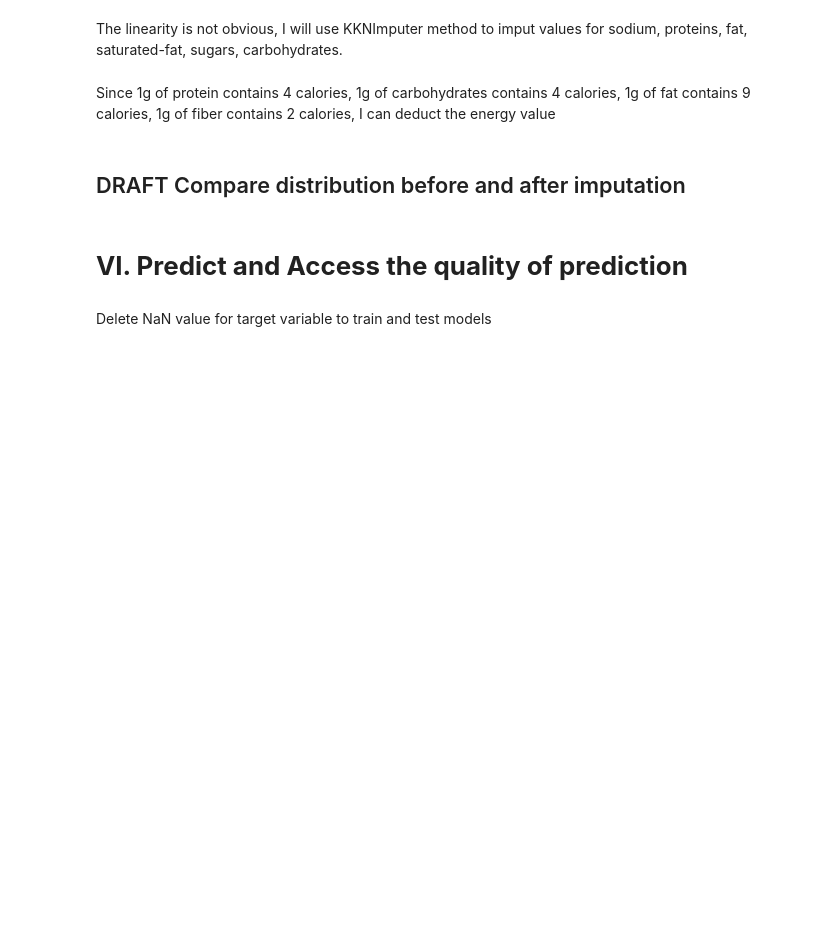
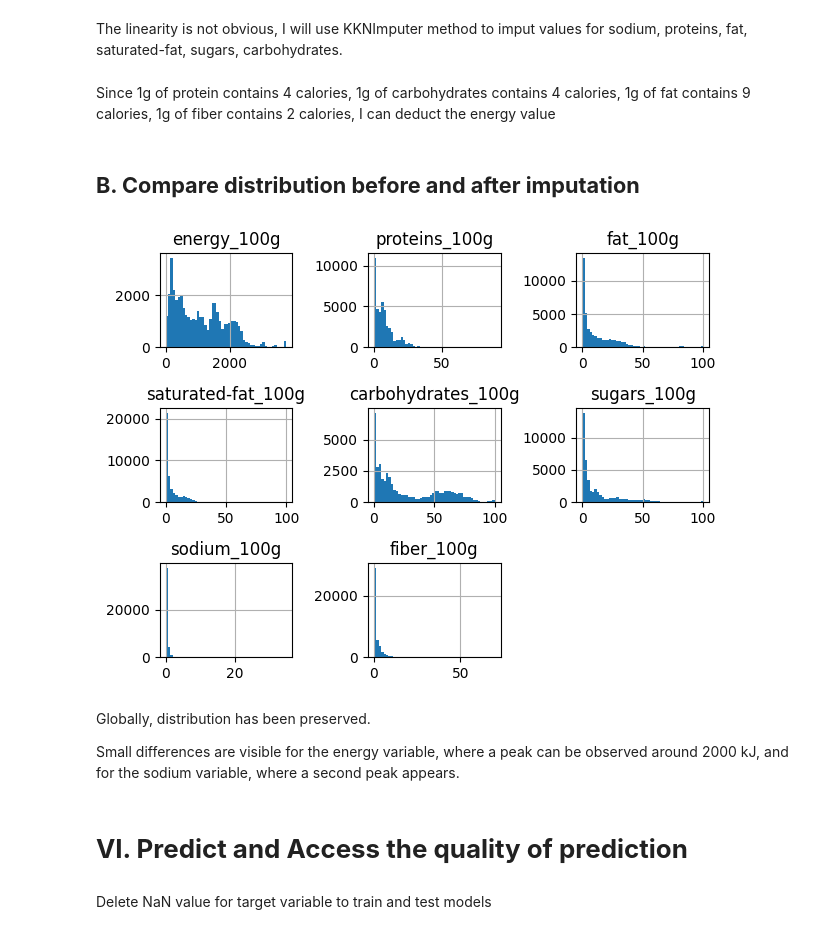
Before and after one commit to helenatong/oc_p3_cleaning_dataset_and_analysis, a Jupyter notebook: project3_cleaning.ipynb, the cells around one changed output. Drawn from its saved outputs; the diff is of its cells as text; code cells hidden in the pictures; blank space fills up the shorter version.

```diff
--- a/project3_cleaning.ipynb
+++ b/project3_cleaning.ipynb
@@ -575,4 +567,4 @@ Since 1g of protein contains 4 calories, 1g of carbohydrates contains 4 calories
 # %%
 df.loc[df['energy_100g'].isna(), 'energy_100g'] = 4 * df['proteins_100g'] + 4 * df['carbohydrates_100g'] + 9 * df['fat_100g'] + 2 * df['fiber_100g']
 # %% [markdown]
-## DRAFT Compare distribution before and after imputation
+## **B. Compare distribution before and after imputation**
@@ -596,3 +575,14 @@ df.loc[df['energy_100g'].isna(), 'energy_100g'] = 4 * df['proteins_100g'] + 4 *
+# %%
+# distribution after imputation
+df[NUMERIC_FEATURES].hist(bins=50)
+plt.tight_layout()
+# %% [output]
+[figure, added]
+# %% [markdown]
+Globally, distribution has been preserved.
+
+
+Small differences are visible for the energy variable, where a peak can be observed around 2000 kJ, and for the sodium variable, where a second peak appears.
 # %% [markdown]
 # **VI. Predict and Access the quality of prediction**
 # %% [markdown]
```
Also changed, not shown: parts of 90 cells of this notebook.
